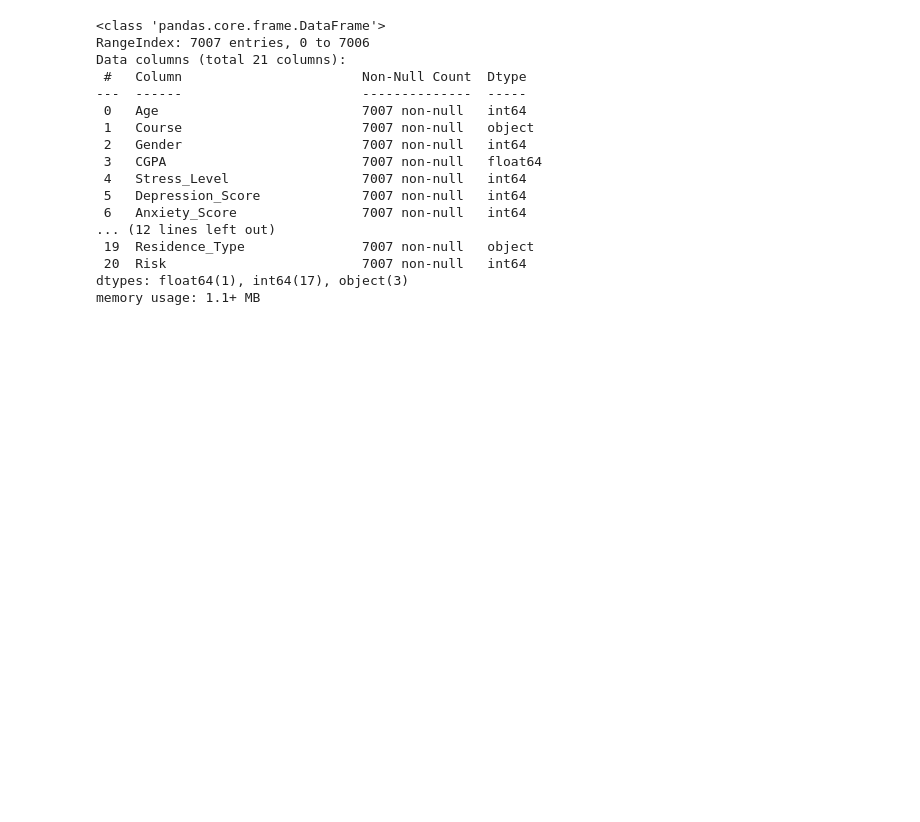
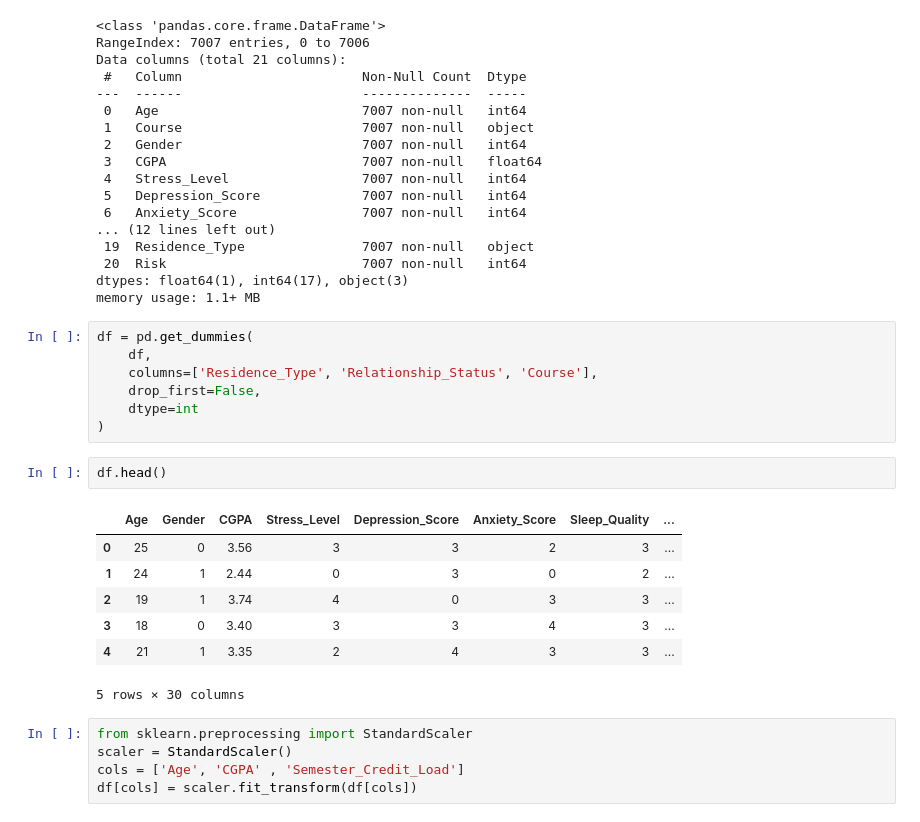
Before and after one commit to yamiSukehiro2907/classical_machine_learning, a Jupyter notebook: Project/notebook.ipynb, the cells around one changed output. Drawn from its saved outputs; the diff is of its cells as text; blank space fills up the shorter version.

Commit message:
prog: preprocessing completed

```diff
--- a/Project/notebook.ipynb
+++ b/Project/notebook.ipynb
@@ -381,3 +381,25 @@ Data columns (total 21 columns):
  20  Risk                         7007 non-null   int64
 dtypes: float64(1), int64(17), object(3)
 memory usage: 1.1+ MB
+# %%
+df = pd.get_dummies(
+    df,
+    columns=['Residence_Type', 'Relationship_Status', 'Course'],
+    drop_first=False,
+    dtype=int
+)
+# %%
+df.head()
+# %% [output]
+|  | Age | Gender | CGPA | Stress_Level | Depression_Score | Anxiety_Score | Sleep_Quality | ... |
+| 0 | 25 | 0 | 3.56 | 3 | 3 | 2 | 3 | ... |
+| 1 | 24 | 1 | 2.44 | 0 | 3 | 0 | 2 | ... |
+| 2 | 19 | 1 | 3.74 | 4 | 0 | 3 | 3 | ... |
+| 3 | 18 | 0 | 3.40 | 3 | 3 | 4 | 3 | ... |
+| 4 | 21 | 1 | 3.35 | 2 | 4 | 3 | 3 | ... |
+5 rows × 30 columns
+# %%
+from sklearn.preprocessing import StandardScaler
+scaler = StandardScaler()
+cols = ['Age', 'CGPA' , 'Semester_Credit_Load']
+df[cols] = scaler.fit_transform(df[cols])
```
Also changed, not shown: parts of 2 cells of this notebook, 1 other file.
